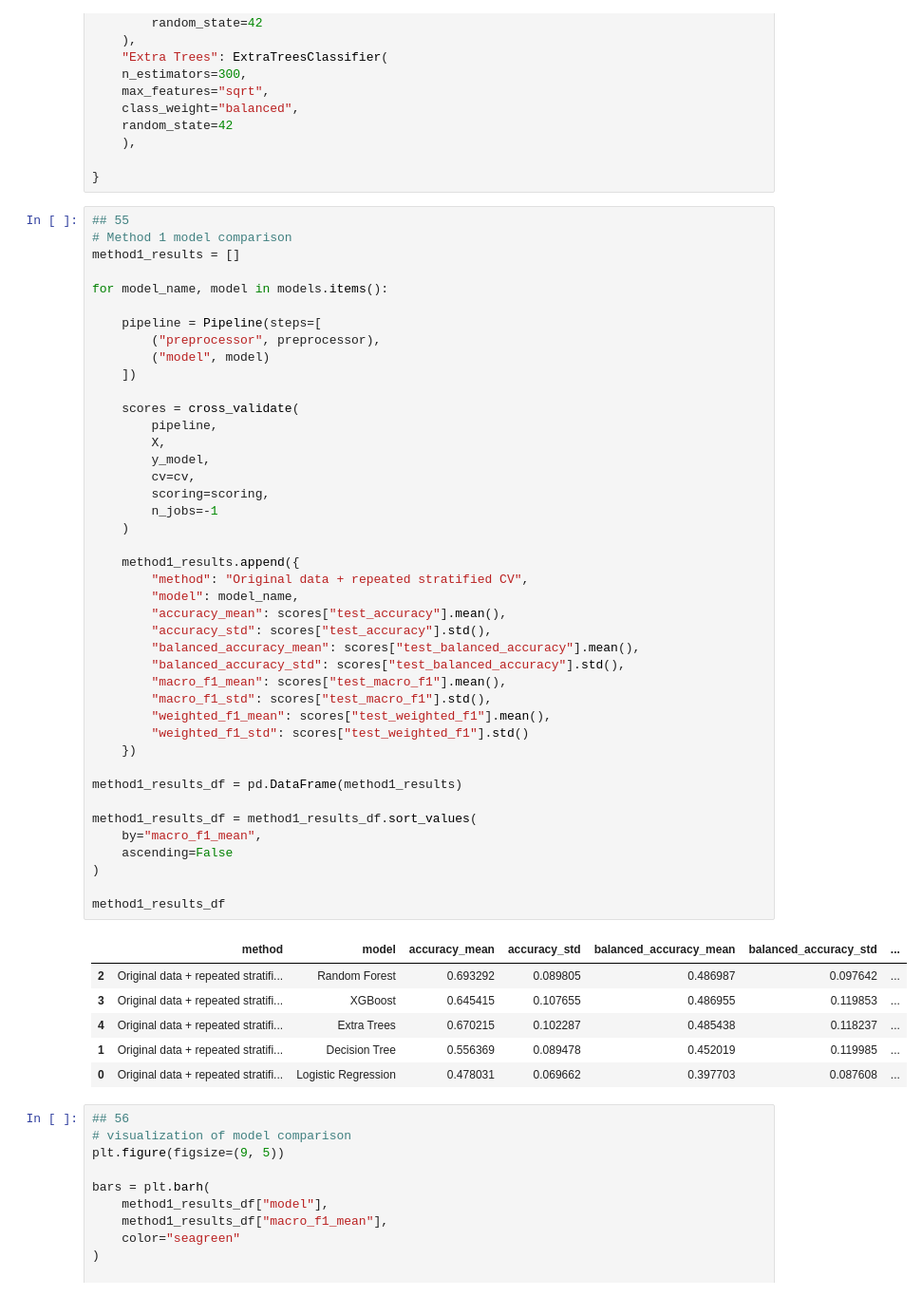
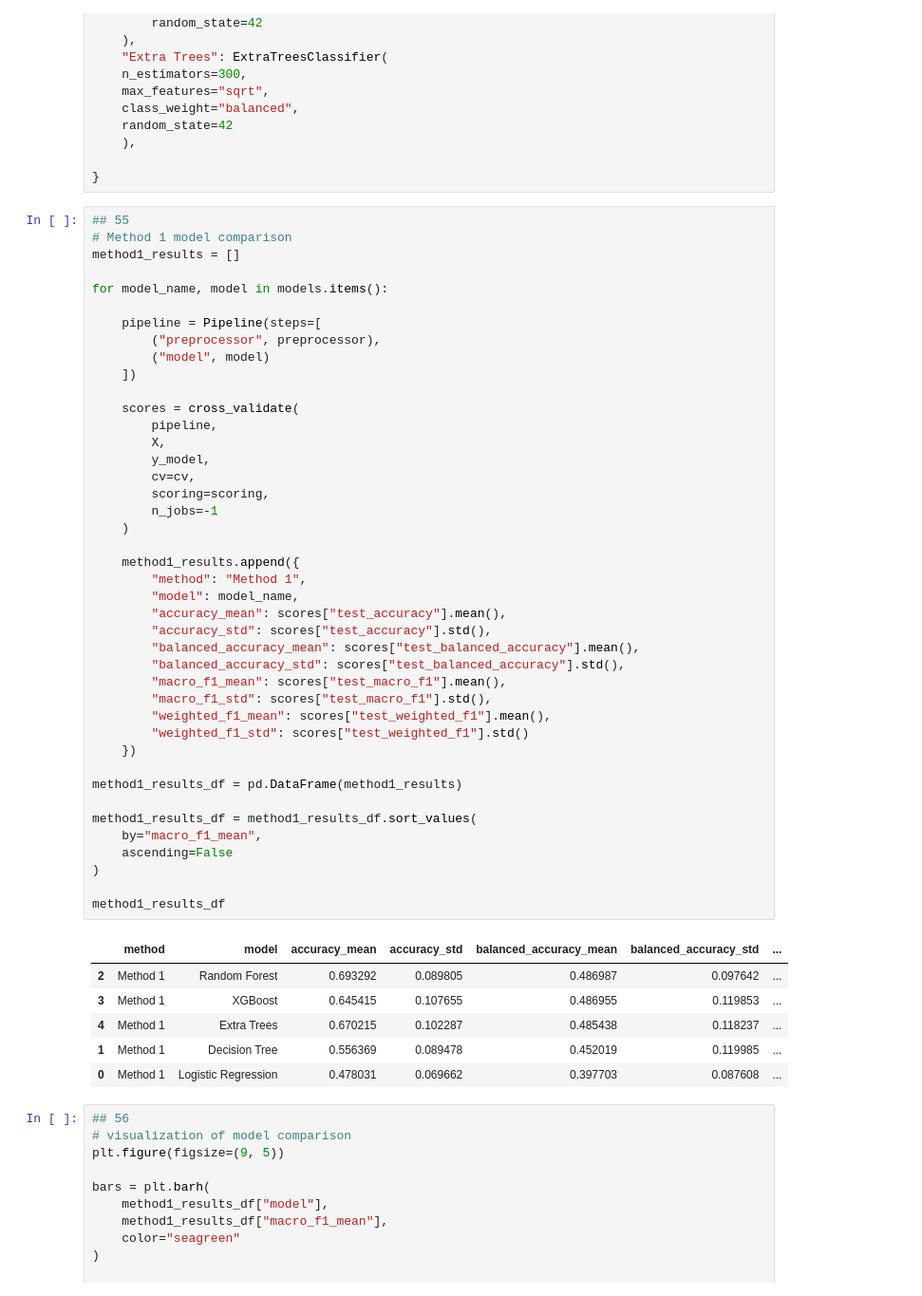
Before and after one commit to KumaitKhatib/Thesis, a Jupyter notebook: Thesis3.ipynb, the cells around one changed output. Shown at 95% size. Saved outputs shown, nothing was run; the diff lists cells and outputs as text.

```diff
--- a/Thesis3.ipynb
+++ b/Thesis3.ipynb
@@ -1530,39 +1528,39 @@ for model_name, model in models.items():
         pipeline,
         X,
         y_model,
         cv=cv,
         scoring=scoring,
         n_jobs=-1
     )
 
     method1_results.append({
-        "method": "Original data + repeated stratified CV",
+        "method": "Method 1",
         "model": model_name,
         "accuracy_mean": scores["test_accuracy"].mean(),
         "accuracy_std": scores["test_accuracy"].std(),
         "balanced_accuracy_mean": scores["test_balanced_accuracy"].mean(),
         "balanced_accuracy_std": scores["test_balanced_accuracy"].std(),
         "macro_f1_mean": scores["test_macro_f1"].mean(),
         "macro_f1_std": scores["test_macro_f1"].std(),
         "weighted_f1_mean": scores["test_weighted_f1"].mean(),
         "weighted_f1_std": scores["test_weighted_f1"].std()
     })
 
 method1_results_df = pd.DataFrame(method1_results)
 
 method1_results_df = method1_results_df.sort_values(
     by="macro_f1_mean",
     ascending=False
 )
 
 method1_results_df
 # %% [output]
 |  | method | model | accuracy_mean | accuracy_std | balanced_accuracy_mean | balanced_accuracy_std | ... |
-| 2 | Original data + repeated stratifi... | Random Forest | 0.693292 | 0.089805 | 0.486987 | 0.097642 | ... |
-| 3 | Original data + repeated stratifi... | XGBoost | 0.645415 | 0.107655 | 0.486955 | 0.119853 | ... |
-| 4 | Original data + repeated stratifi... | Extra Trees | 0.670215 | 0.102287 | 0.485438 | 0.118237 | ... |
-| 1 | Original data + repeated stratifi... | Decision Tree | 0.556369 | 0.089478 | 0.452019 | 0.119985 | ... |
-| 0 | Original data + repeated stratifi... | Logistic Regression | 0.478031 | 0.069662 | 0.397703 | 0.087608 | ... |
+| 2 | Method 1 | Random Forest | 0.693292 | 0.089805 | 0.486987 | 0.097642 | ... |
+| 3 | Method 1 | XGBoost | 0.645415 | 0.107655 | 0.486955 | 0.119853 | ... |
+| 4 | Method 1 | Extra Trees | 0.670215 | 0.102287 | 0.485438 | 0.118237 | ... |
+| 1 | Method 1 | Decision Tree | 0.556369 | 0.089478 | 0.452019 | 0.119985 | ... |
+| 0 | Method 1 | Logistic Regression | 0.478031 | 0.069662 | 0.397703 | 0.087608 | ... |
 # %%
 ## 56
 # visualization of model comparison
```
Also changed, not shown: parts of 14 cells of this notebook.
